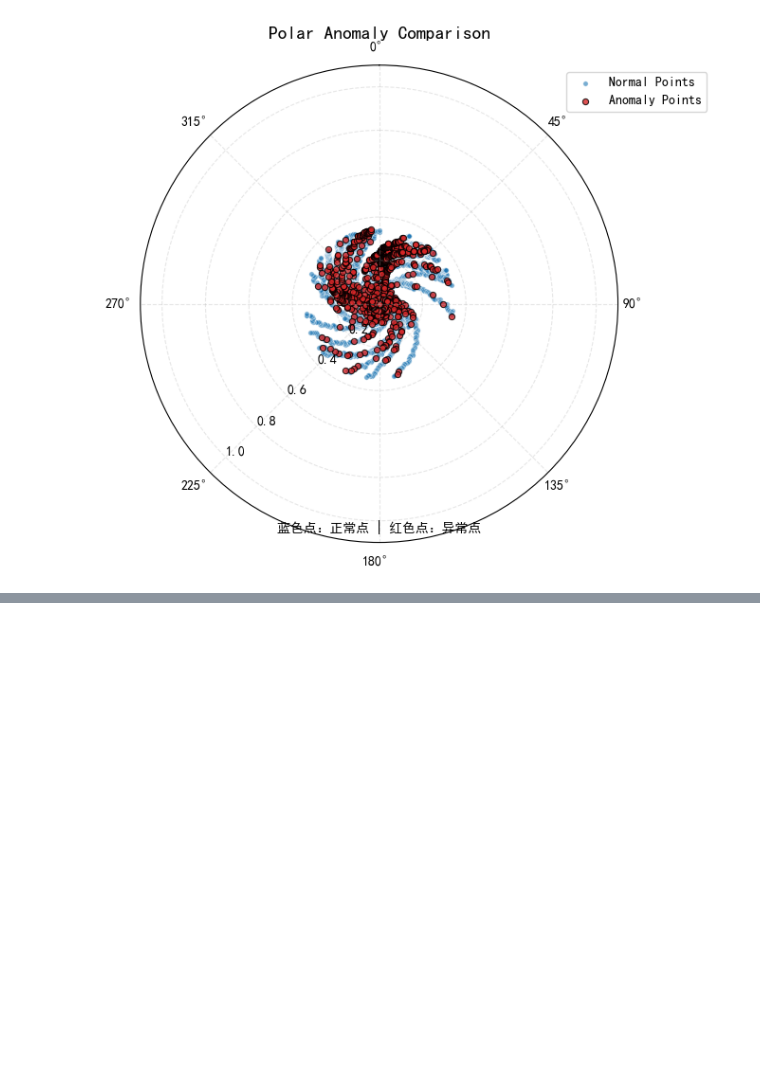
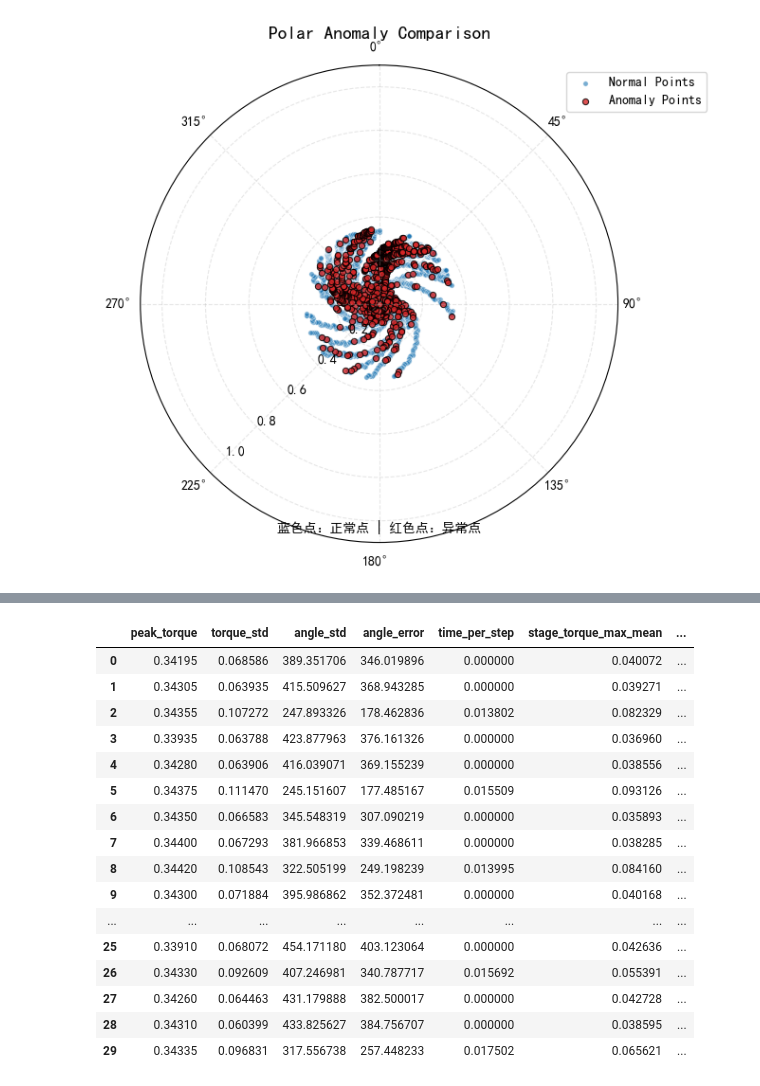
Before and after one commit to Xiaomut/apple, a Jupyter notebook: notebooks/screw.ipynb, the cells around one changed output, grey strips where cells are left out. Cells and saved outputs as stored; diff of their text form; code cells hidden in the pictures; blank space fills up the shorter version.

```diff
--- a/notebooks/screw.ipynb
+++ b/notebooks/screw.ipynb
@@ -495,0 +579,71 @@ plot_anomaly_comparison(data_points, is_anomaly)
+# %%
+def extract_features(screw_df):
+    """提取每个螺丝的多维度特征"""
+    features = []
+
+    for idx, row in screw_df.iterrows():
+        angle = row['merged_angle']
+        torque = row['merged_torque']
+        n = len(angle)  # 单螺丝总采样点数
+
+        # ---------------------- 单螺丝级特征 ----------------------
+        # 扭力特征
+        peak_torque = np.max(torque)
+        torque_mean = np.mean(torque)
+        torque_std = np.std(torque)
+        torque_range = np.max(torque) - np.min(torque)
+
+        # 角度特征
+        peak_angle = np.max(angle)
+        angle_mean = np.mean(angle)
+        angle_std = np.std(angle)
+        angle_error = np.abs(angle - angle_mean).mean()  # 角度波动均值
+
+        # 时间效率特征（假设拧紧耗时与采样点数正相关）
+        process_time = (pd.to_datetime(row['end_time']) - pd.to_datetime(row['start_time'])).total_seconds()
+        time_per_step = process_time / n if n > 0 else 0
+
+        # ---------------------- 窗口级特征（假设按阶段分组） ----------------------
+        # 原始数据已按阶段合并，这里直接使用阶段统计量
+        stage_angles = np.split(angle, row['num_stages'])  # 按阶段拆分角度序列
+        stage_torques = np.split(torque, row['num_stages'])  # 按阶段拆分扭力序列
+
+        stage_torque_max = [np.max(s) for s in stage_torques]
+        stage_angle_error = [np.abs(s - np.mean(s)).mean() for s in stage_angles]
+
+        # ---------------------- 时序级特征（长期趋势） ----------------------
+        # 扭力一阶差分（反映波动变化率）
+        torque_diff = np.diff(torque)
+        torque_diff_mean = np.mean(torque_diff) if len(torque_diff) > 0 else 0
+
+        # 角度自相关系数（前10步）
+        if n > 10:
+            angle_acf = signal.correlate(angle, angle, mode='full')[:n-1] / (np.var(angle)*n)
+            acf_1step = angle_acf[1]  # 1步延迟自相关
+        else:
+            acf_1step = 0
+
+        # ---------------------- 汇总特征 ----------------------
+        feature_dict = {
+            # 单螺丝级
+            'peak_torque': peak_torque,
+            'torque_std': torque_std,
+            'angle_std': angle_std,
+            'angle_error': angle_error,
+            'time_per_step': time_per_step,
+            # 窗口级（阶段最大值）
+            'stage_torque_max_mean': np.mean(stage_torque_max),
+            'stage_angle_error_max': np.max(stage_angle_error),
+            # 时序级
+            'torque_diff_mean': torque_diff_mean,
+            'angle_acf_1step': acf_1step
+        }
+        features.append(feature_dict)
+
+    return pd.DataFrame(features)
+
+# 提取特征
+feature_df = extract_features(screw_df)
+print("提取的特征示例：")
+feature_df
+# %% [output]
@@ -495,0 +651,17 @@ plot_anomaly_comparison(data_points, is_anomaly)
+|  | peak_torque | torque_std | angle_std | angle_error | time_per_step | stage_torque_max_mean | ... |
+| 0 | 0.34195 | 0.068586 | 389.351706 | 346.019896 | 0.000000 | 0.040072 | ... |
+| 1 | 0.34305 | 0.063935 | 415.509627 | 368.943285 | 0.000000 | 0.039271 | ... |
+| 2 | 0.34355 | 0.107272 | 247.893326 | 178.462836 | 0.013802 | 0.082329 | ... |
+| 3 | 0.33935 | 0.063788 | 423.877963 | 376.161326 | 0.000000 | 0.036960 | ... |
+| 4 | 0.34280 | 0.063906 | 416.039071 | 369.155239 | 0.000000 | 0.038556 | ... |
+| 5 | 0.34375 | 0.111470 | 245.151607 | 177.485167 | 0.015509 | 0.093126 | ... |
+| 6 | 0.34350 | 0.066583 | 345.548319 | 307.090219 | 0.000000 | 0.035893 | ... |
+| 7 | 0.34400 | 0.067293 | 381.966853 | 339.468611 | 0.000000 | 0.038285 | ... |
+| 8 | 0.34420 | 0.108543 | 322.505199 | 249.198239 | 0.013995 | 0.084160 | ... |
+| 9 | 0.34300 | 0.071884 | 395.986862 | 352.372481 | 0.000000 | 0.040168 | ... |
+| ... | ... | ... | ... | ... | ... | ... | ... |
+| 25 | 0.33910 | 0.068072 | 454.171180 | 403.123064 | 0.000000 | 0.042636 | ... |
+| 26 | 0.34330 | 0.092609 | 407.246981 | 340.787717 | 0.015692 | 0.055391 | ... |
+| 27 | 0.34260 | 0.064463 | 431.179888 | 382.500017 | 0.000000 | 0.042728 | ... |
+| 28 | 0.34310 | 0.060399 | 433.825627 | 384.756707 | 0.000000 | 0.038595 | ... |
+| 29 | 0.34335 | 0.096831 | 317.556738 | 257.448233 | 0.017502 | 0.065621 | ... |
```
Also changed, not shown: parts of 16 cells of this notebook.
